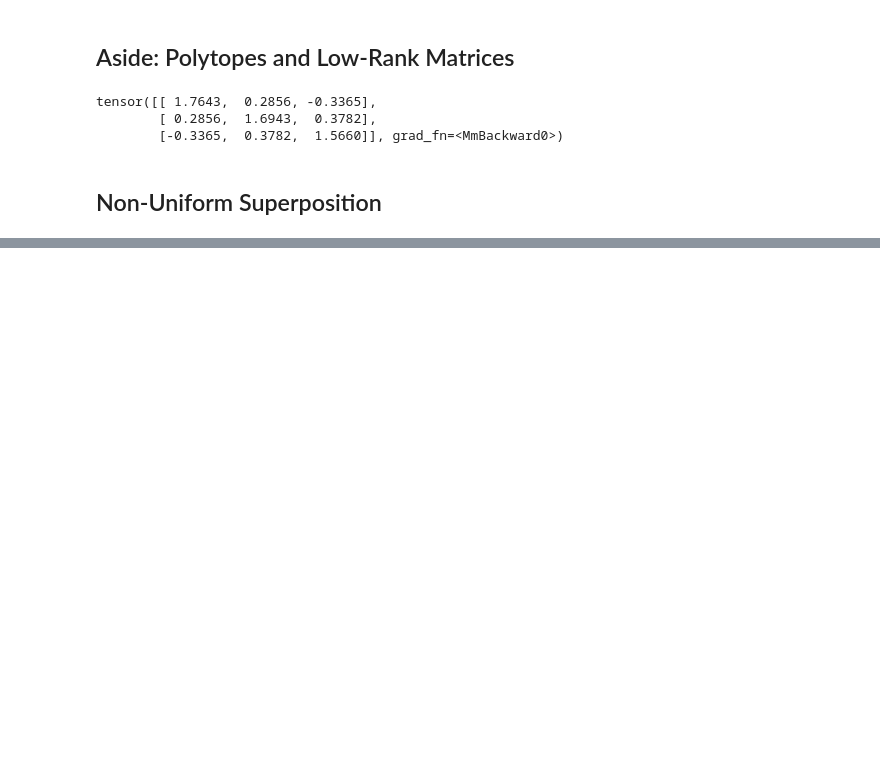
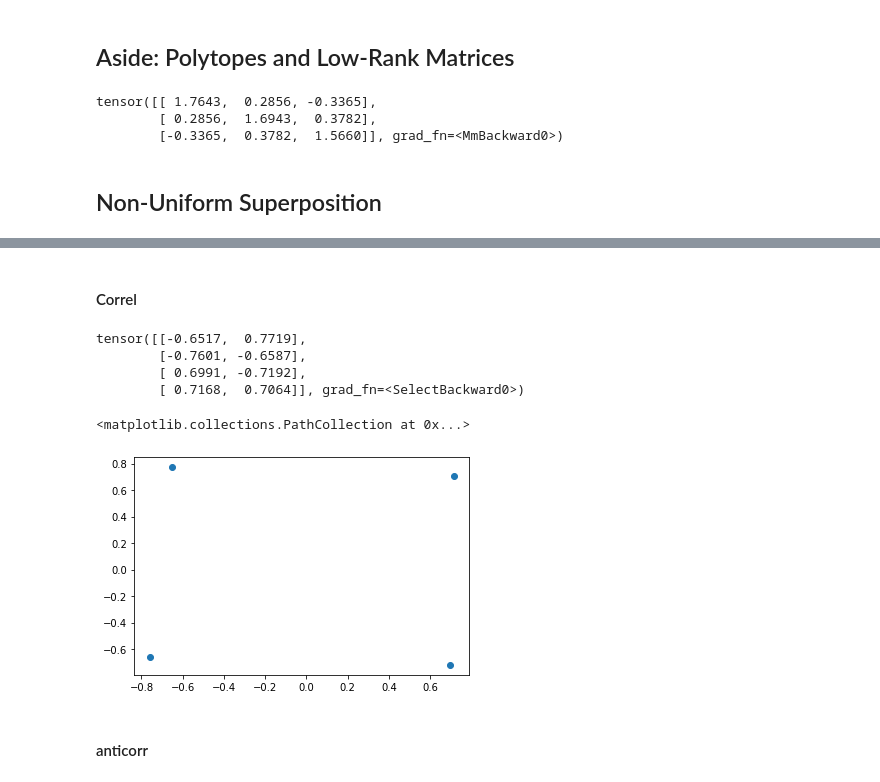
Before and after one commit to Alikata/Toy-Models-of-Superposition, a Jupyter notebook: The Geometry of Superposition.ipynb, the cells around one changed output, grey strips where cells are left out. Drawn from its saved outputs; the diff is of its cells as text; code cells hidden in the pictures; blank space fills up the shorter version.

```diff
--- a/The Geometry of Superposition.ipynb
+++ b/The Geometry of Superposition.ipynb
@@ -244,0 +320,30 @@ paint_loss_curve_crossover(no_linear_model_aside[1], S)
+# %% [markdown]
+#### Correl
+# %%
+n = 4
+m = 2
+
+num = 10000
+
+n_instances = 20
+S = (20 ** -torch.linspace(0, 1, n_instances))[:, None]
+
+importances = torch.tensor([1 for k in range(n)])
+# %%
+model_cor = Model(n, m, S,  n_instances, corel_flag=True)
+no_linear_model_cor = learning(model_cor, importances, n, 10000)
+# %%
+no_linear_model_cor.W[19]
+# %% [output]
+tensor([[-0.6517,  0.7719],
+        [-0.7601, -0.6587],
+        [ 0.6991, -0.7192],
+        [ 0.7168,  0.7064]], grad_fn=<SelectBackward0>)
+# %%
+plt.scatter(no_linear_model_cor.W[19][:,0].detach().numpy(),\
+            no_linear_model_cor.W[19][:,1].detach().numpy(), marker='o')
+# %% [output]
+<matplotlib.collections.PathCollection at 0x...>
+[figure, added]
+# %% [markdown]
+#### anticorr
```
Also changed, not shown: parts of 37 cells of this notebook.
